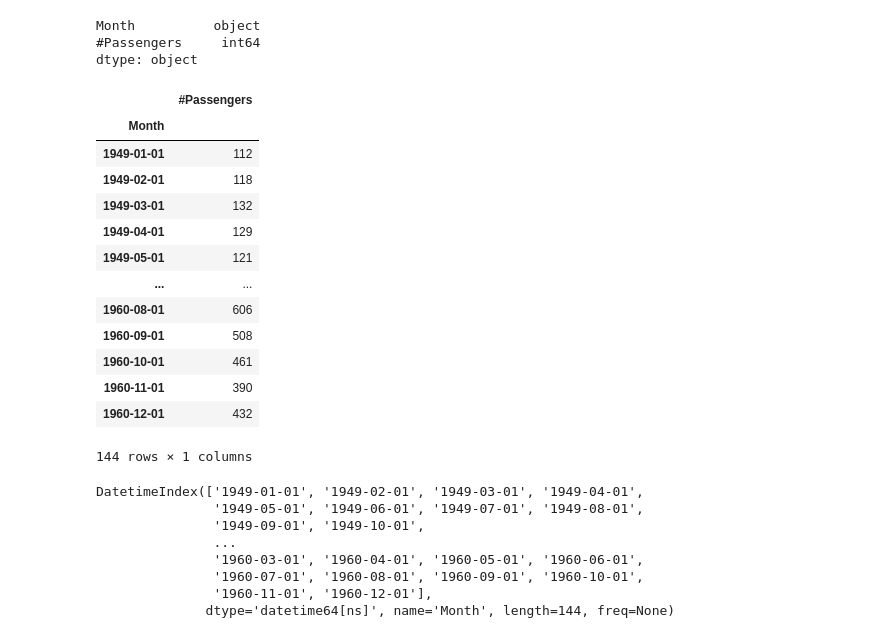
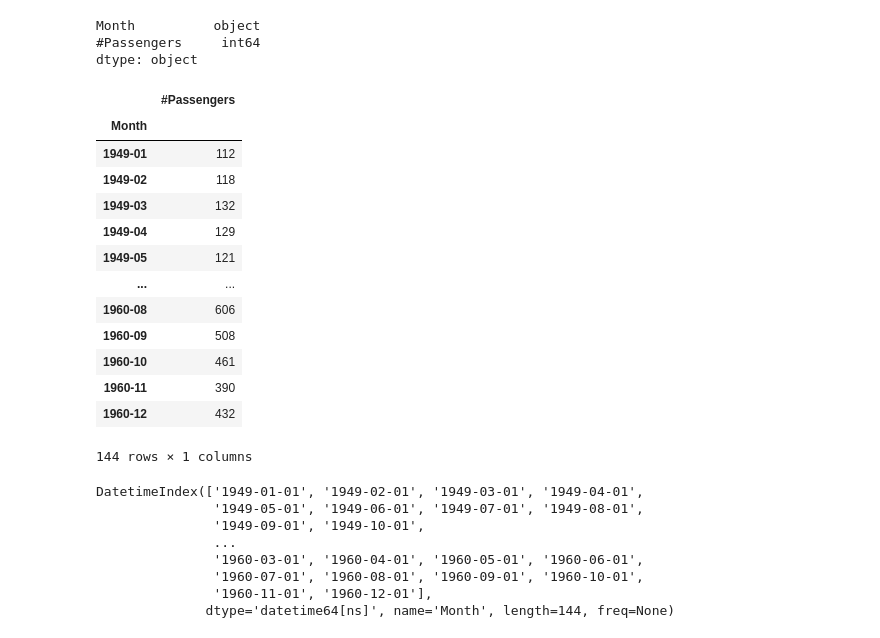
Before and after one commit to RodrigoD4v/pratica_series_temporais, a Jupyter notebook: notebooks/pratica_series_temporais.ipynb, the cells around one changed output. Drawn from its saved outputs; the diff is of its cells as text; code cells hidden in the pictures.

```diff
--- a/notebooks/pratica_series_temporais.ipynb
+++ b/notebooks/pratica_series_temporais.ipynb
@@ -27,23 +27,23 @@ dtype: object
 # %%
 # Conversão dos atributos que estão no formato string para o formato de data: ANO-MÊS
 dataparse = lambda dates: datetime.strptime(dates, '%Y-%m')
 base = pd.read_csv('../data/AirPassengers.csv', parse_dates = ['Month'],
-                   index_col= 'Month', date_parser = dataparse)
+                   index_col= 'Month', date_format = dataparse)
 base
 # %% [output]
 |  | #Passengers |
 | Month |  |
-| 1949-01-01 | 112 |
-| 1949-02-01 | 118 |
-| 1949-03-01 | 132 |
-| 1949-04-01 | 129 |
-| 1949-05-01 | 121 |
+| 1949-01 | 112 |
+| 1949-02 | 118 |
+| 1949-03 | 132 |
+| 1949-04 | 129 |
+| 1949-05 | 121 |
 | ... | ... |
-| 1960-08-01 | 606 |
-| 1960-09-01 | 508 |
-| 1960-10-01 | 461 |
-| 1960-11-01 | 390 |
-| 1960-12-01 | 432 |
+| 1960-08 | 606 |
+| 1960-09 | 508 |
+| 1960-10 | 461 |
+| 1960-11 | 390 |
+| 1960-12 | 432 |
 144 rows × 1 columns
 # %%
 # Visualização do índice do dataframe (#Passengers)
```
Also changed, not shown: parts of 2 cells of this notebook.
